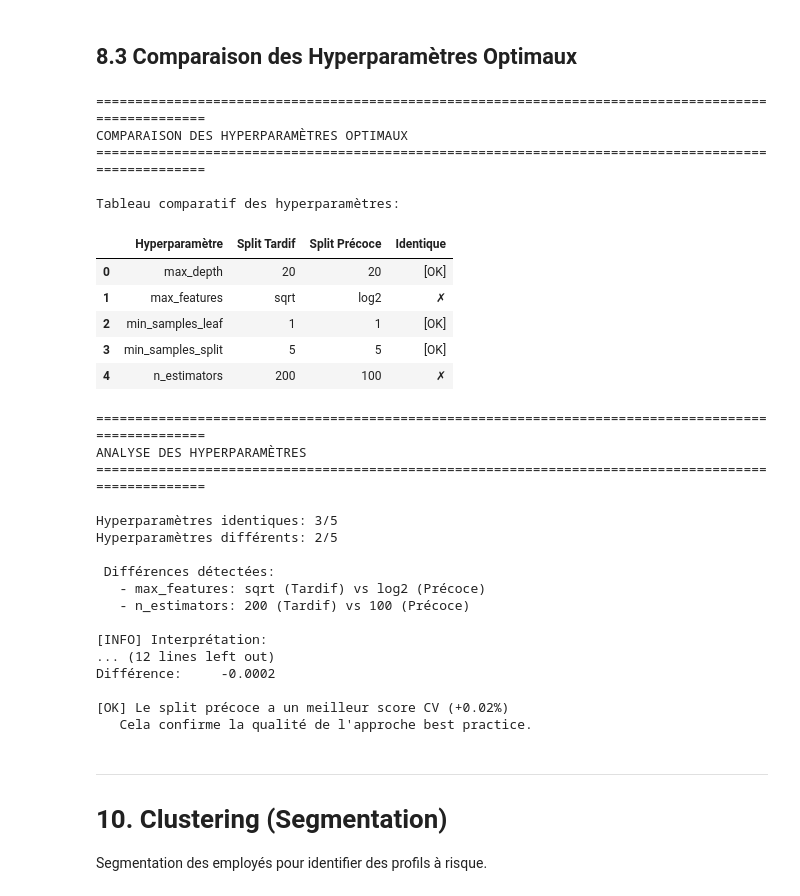
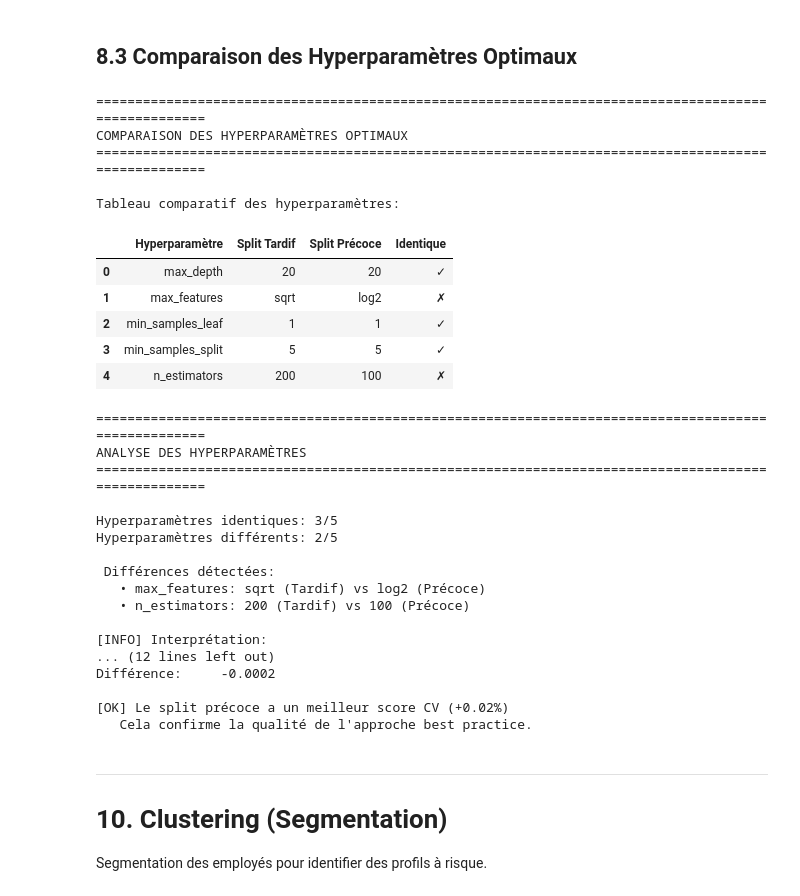
Before and after one commit to Zein-R/HumanForYou-Solution, a Jupyter notebook: Employee_Attrition_Analysis.ipynb, the cells around one changed output. Drawn from its saved outputs; the diff is of its cells as text; code cells hidden in the pictures.

```diff
--- a/Employee_Attrition_Analysis.ipynb
+++ b/Employee_Attrition_Analysis.ipynb
@@ -3839,7 +3839,7 @@ if len(results_split_tardif) > 0 and 'comparison_df' in locals():
                         cbar_kws={'label': 'Différence (%)'}, linewidths=0.5, ax=ax)
 
             ax.set_title('Différences de Performance: Split Tardif - Split Précoce\n' +
-                         '(Valeurs positives = Split Tardif meilleur -> Data Leakage potentiel)',
+                         '(Valeurs positives = Split Tardif meilleur → Data Leakage potentiel)',
                          fontsize=13, fontweight='bold', pad=15)
             ax.set_xlabel('Métriques', fontsize=12, fontweight='bold')
             ax.set_ylabel('Modèles', fontsize=12, fontweight='bold')
@@ -3848,9 +3848,9 @@ if len(results_split_tardif) > 0 and 'comparison_df' in locals():
             plt.show()
 
             print("\n Interprétation de la heatmap:")
-            print("   🔴 Rouge: Split tardif significativement meilleur -> DATA LEAKAGE probable")
-            print("   🟡 Jaune: Différence faible -> Pas de leakage majeur")
-            print("   🟢 Vert:  Split précoce meilleur -> Best practice validée")
+            print("   🔴 Rouge: Split tardif significativement meilleur → DATA LEAKAGE probable")
+            print("   🟡 Jaune: Différence faible → Pas de leakage majeur")
+            print("   🟢 Vert:  Split précoce meilleur → Best practice validée")
         else:
             print("[ATTENTION] Heatmap vide: Aucune donnée valide à afficher")
     else:
@@ -5194,7 +5194,7 @@ params_comparison = pd.DataFrame({
 
 # Ajouter une colonne pour indiquer les différences
 params_comparison['Identique'] = params_comparison.apply(
-    lambda row: '[OK]' if row['Split Tardif'] == row['Split Précoce'] else '✗',
+    lambda row: '✓' if row['Split Tardif'] == row['Split Précoce'] else '✗',
     axis=1
 )
 
@@ -5202,7 +5202,7 @@ print("\nTableau comparatif des hyperparamètres:")
 display(params_comparison)
 
 # Comptage des différences
-nb_identiques = sum(params_comparison['Identique'] == '[OK]')
+nb_identiques = sum(params_comparison['Identique'] == '✓')
 nb_differences = sum(params_comparison['Identique'] == '✗')
 
 print("\n" + "=" * 100)
@@ -5214,7 +5214,7 @@ print(f"Hyperparamètres différents: {nb_differences}/{len(params_comparison)}"
 if nb_differences > 0:
     print("\n Différences détectées:")
     for idx, row in params_comparison[params_comparison['Identique'] == '✗'].iterrows():
-        print(f"   - {row['Hyperparamètre']}: {row['Split Tardif']} (Tardif) vs {row['Split Précoce']} (Précoce)")
+        print(f"   • {row['Hyperparamètre']}: {row['Split Tardif']} (Tardif) vs {row['Split Précoce']} (Précoce)")
 
     print("\n[INFO] Interprétation:")
     print("   Les hyperparamètres optimaux diffèrent entre les deux approches.")
@@ -5222,37 +5222,37 @@ if nb_differences > 0:
     print("   1. Les distributions des données d'entraînement sont légèrement différentes")
     print("   2. Le data leakage a influencé la recherche d'hyperparamètres (si split tardif)")
     print("   3. L'espace de recherche des hyperparamètres a conduit à des optimums locaux différents")
 else:
     print("\n[OK] Les deux approches ont convergé vers les mêmes hyperparamètres optimaux!")
     print("   Cela suggère que la structure des données est similaire dans les deux cas.")
 
 # Affichage des scores de validation croisée
 print("\n" + "=" * 100)
 print("SCORES DE VALIDATION CROISÉE (F1)")
 print("=" * 100)
 print(f"\nSplit Tardif:   {grid_search.best_score_:.4f}")
 print(f"Split Précoce:  {grid_search_bp.best_score_:.4f}")
 print(f"Différence:     {(grid_search.best_score_ - grid_search_bp.best_score_):+.4f}")
 
 if grid_search.best_score_ > grid_search_bp.best_score_:
     diff_pct = ((grid_search.best_score_ - grid_search_bp.best_score_) / grid_search_bp.best_score_) * 100
     print(f"\n[ATTENTION] Le split tardif a un meilleur score CV ({diff_pct:+.2f}%)")
     print("   Cela peut être dû au data leakage pendant la validation croisée.")
 else:
     diff_pct = ((grid_search_bp.best_score_ - grid_search.best_score_) / grid_search.best_score_) * 100
     print(f"\n[OK] Le split précoce a un meilleur score CV ({diff_pct:+.2f}%)")
     print("   Cela confirme la qualité de l'approche best practice.")
 # %% [output]
 ====================================================================================================
 COMPARAISON DES HYPERPARAMÈTRES OPTIMAUX
 ====================================================================================================
 
 Tableau comparatif des hyperparamètres:
 |  | Hyperparamètre | Split Tardif | Split Précoce | Identique |
-| 0 | max_depth | 20 | 20 | [OK] |
+| 0 | max_depth | 20 | 20 | ✓ |
 | 1 | max_features | sqrt | log2 | ✗ |
-| 2 | min_samples_leaf | 1 | 1 | [OK] |
-| 3 | min_samples_split | 5 | 5 | [OK] |
+| 2 | min_samples_leaf | 1 | 1 | ✓ |
+| 3 | min_samples_split | 5 | 5 | ✓ |
 | 4 | n_estimators | 200 | 100 | ✗ |
 ====================================================================================================
 ANALYSE DES HYPERPARAMÈTRES
@@ -5262,8 +5262,8 @@ Hyperparamètres identiques: 3/5
 Hyperparamètres différents: 2/5
 
  Différences détectées:
-   - max_features: sqrt (Tardif) vs log2 (Précoce)
-   - n_estimators: 200 (Tardif) vs 100 (Précoce)
+   • max_features: sqrt (Tardif) vs log2 (Précoce)
+   • n_estimators: 200 (Tardif) vs 100 (Précoce)
 
 [INFO] Interprétation:
 ... (12 lines left out)
```
Also changed, not shown: parts of 42 cells of this notebook.
